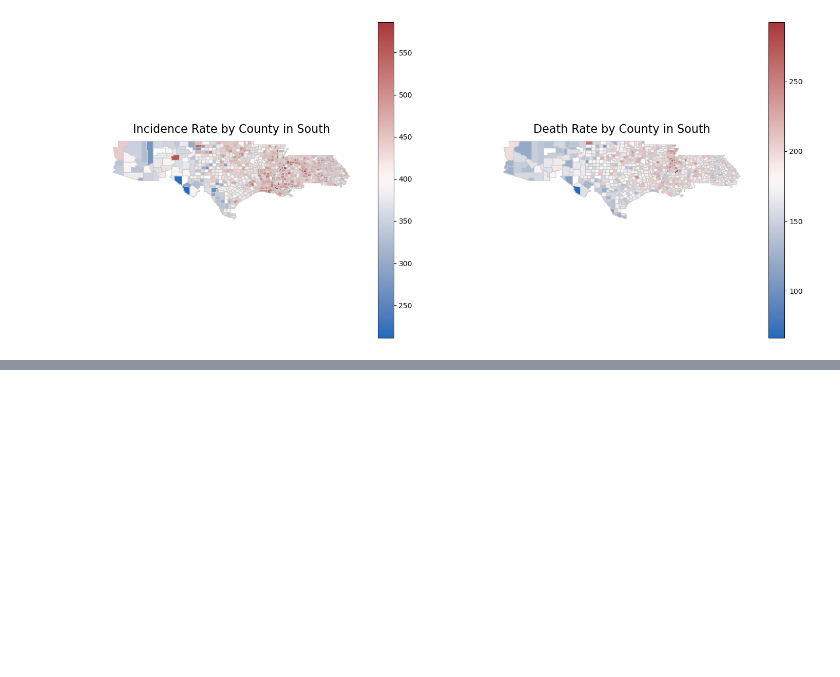
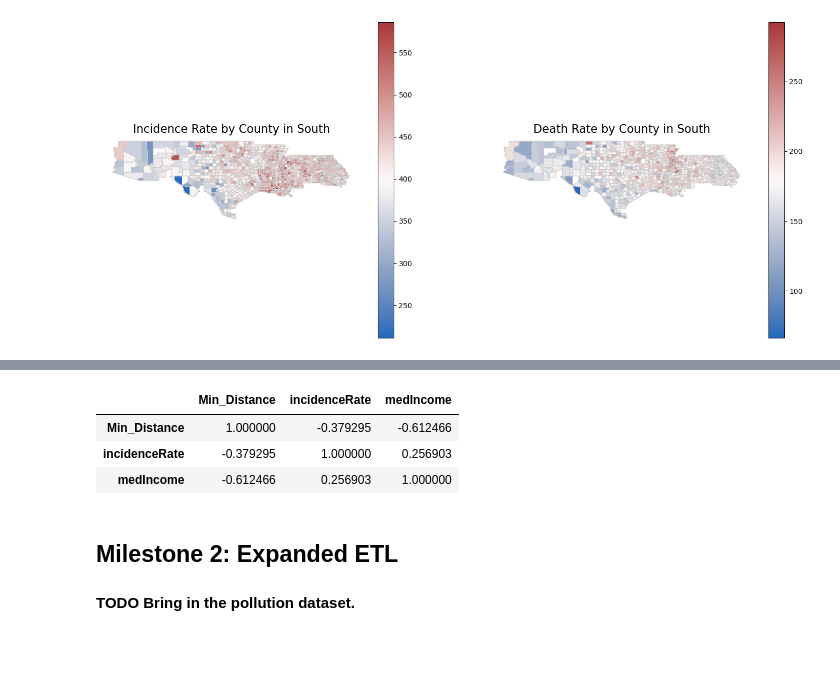
Before and after one commit to arturoAltamirano/arturoAltamirano, a Jupyter notebook: polutionLouisiana.ipynb, the cells around one changed output, grey strips where cells are left out. Cells and saved outputs as stored; diff of their text form; code cells hidden in the pictures; blank space fills up the shorter version.

```diff
--- a/polutionLouisiana.ipynb
+++ b/polutionLouisiana.ipynb
@@ -346,3 +372,20 @@ plot = incidence_plotter(merged_south, 'South', points_gdf)
+# %%
+variables = ['Min_Distance',
+             'incidenceRate',
+             'medIncome']
+
+under20[variables].corr()
+# %% [output]
+|  | Min_Distance | incidenceRate | medIncome |
+| Min_Distance | 1.000000 | -0.379295 | -0.612466 |
+| incidenceRate | -0.379295 | 1.000000 | 0.256903 |
+| medIncome | -0.612466 | 0.256903 | 1.000000 |
+# %% [markdown]
+## Milestone 2: Expanded ETL
+
+#### TODO Bring in the pollution dataset.
+# %% [markdown]
+##
 # %%
 notebook_filename = "polutionLouisiana.ipynb"
 with open(notebook_filename) as f:
```
Also changed, not shown: parts of 30 cells of this notebook, 2 other files.
